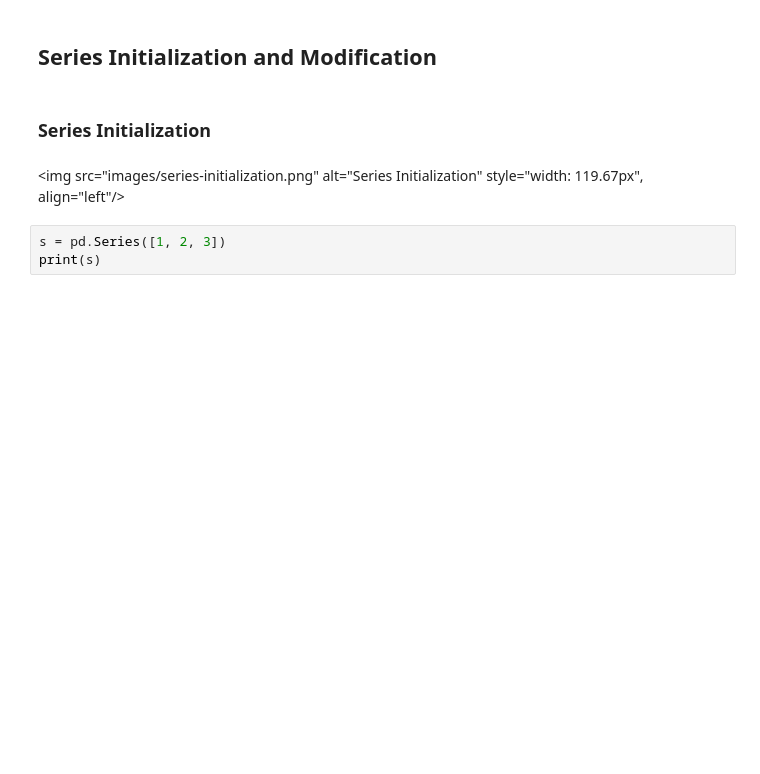
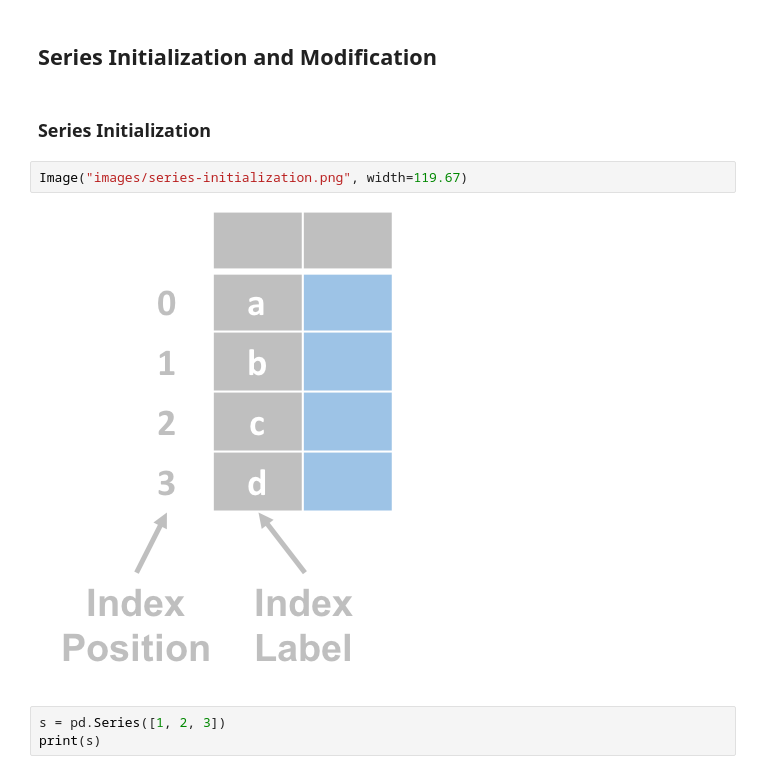
Before and after one commit to Zhenmao/Pandas-Reference-Guide, a Jupyter notebook: 1 Working with Series.ipynb, the cells around one changed output. Cells and saved outputs as stored; diff of their text form; blank space fills up the shorter version.

Commit message:
fix: Switch image display
Markdown cell image doesn't show up in html rendering. Switch to IPython.disply.Image

```diff
--- a/1 Working with Series.ipynb
+++ b/1 Working with Series.ipynb
@@ -7,8 +8,10 @@ import numpy as np
 ## Series Initialization and Modification
 # %% [markdown]
 ### Series Initialization
-# %% [markdown]
-<img src="images/series-initialization.png" alt="Series Initialization" style="width: 119.67px", align="left"/>
+# %%
+Image("images/series-initialization.png", width=119.67)
+# %% [output]
+[figure, added]
 # %%
 s = pd.Series([1, 2, 3])
 print(s)
```
Also changed, not shown: parts of 11 cells of this notebook.
